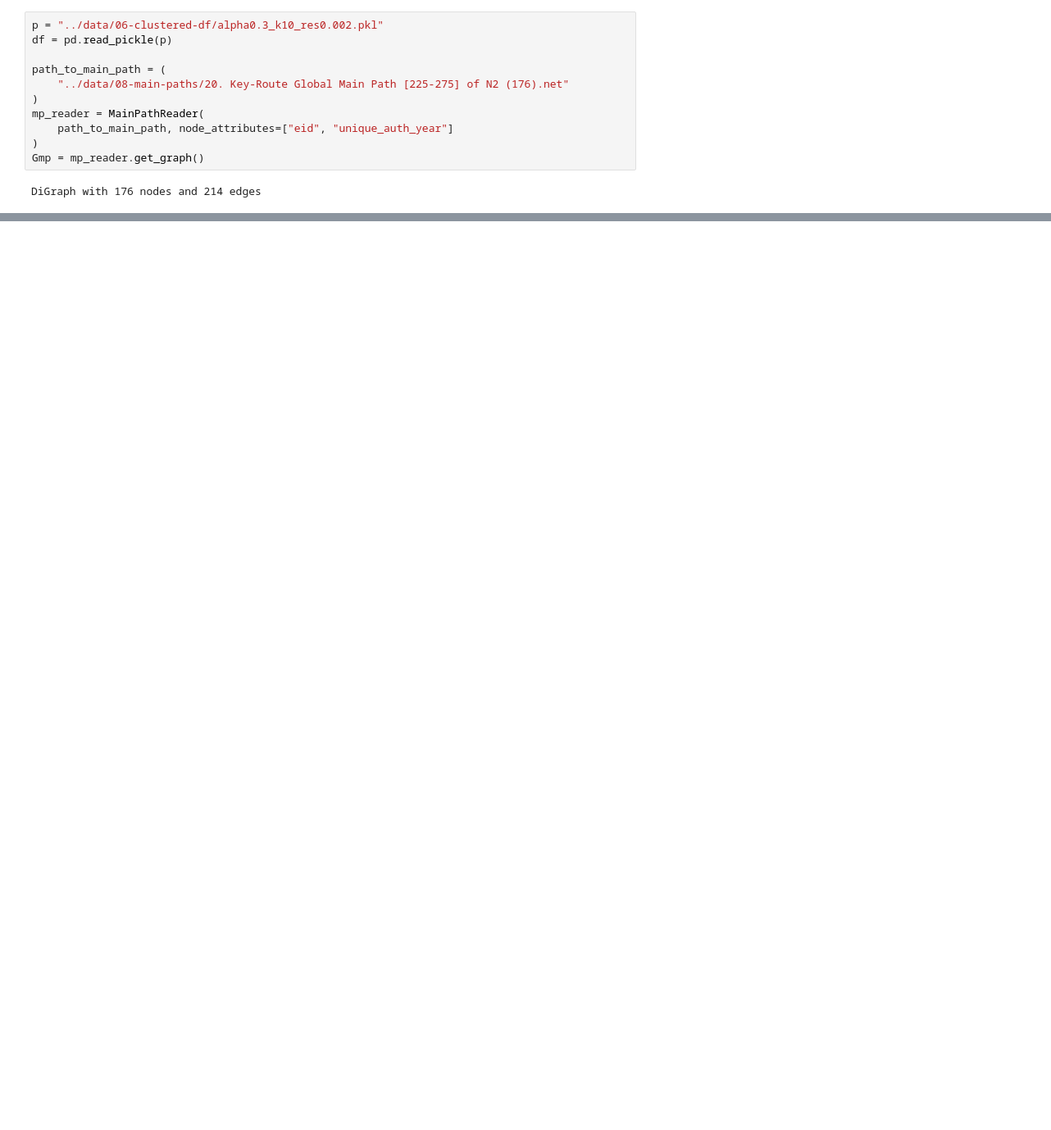
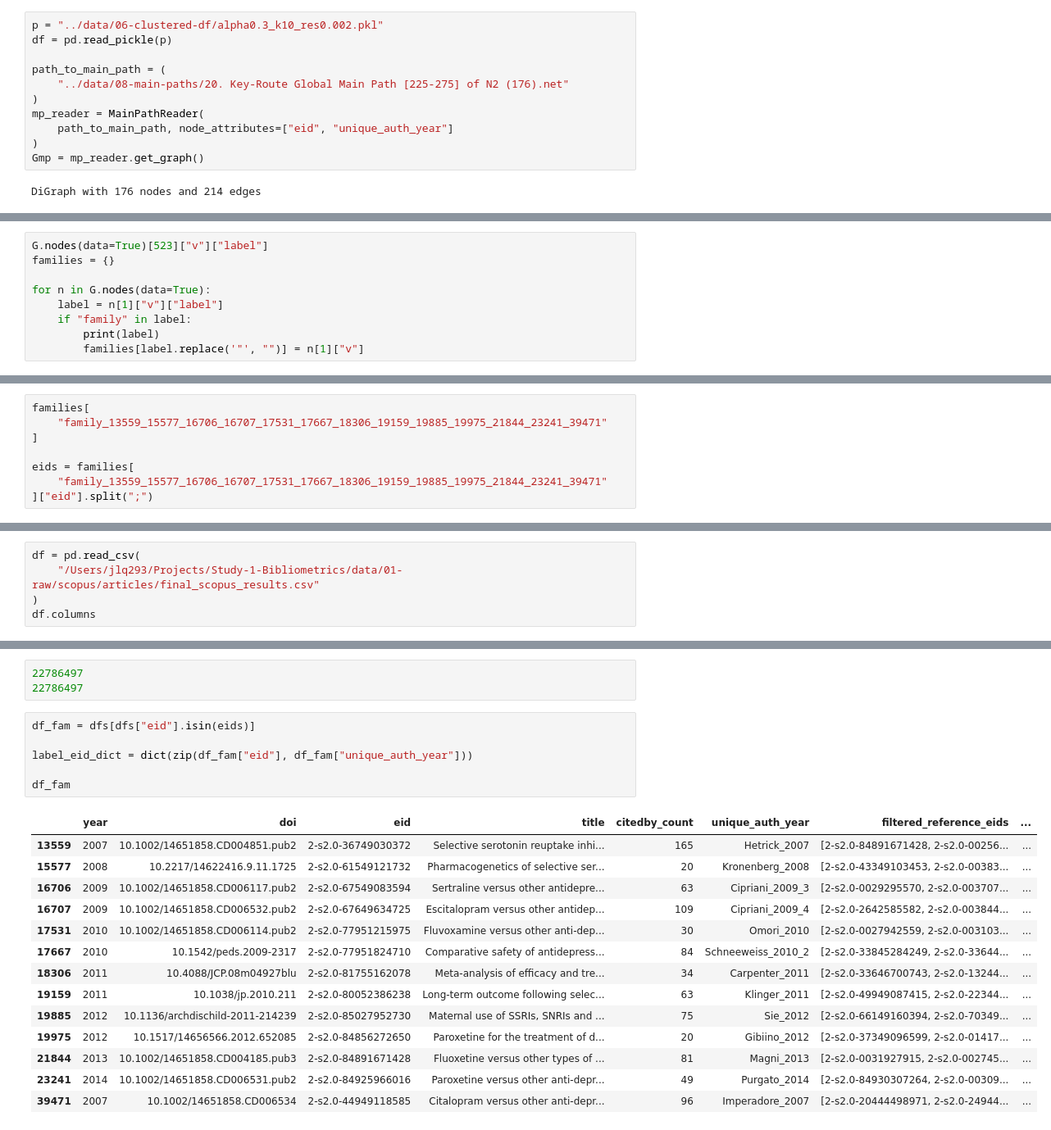
Before and after one commit to jarolim14/SSRI-Evolution, a Jupyter notebook: notebooks/13-MainPathPrettier.ipynb, the cells around one changed output, grey strips where cells are left out. Shown at 82% size. Drawn from its saved outputs; the diff is of its cells as text; blank space fills up the shorter version.

```diff
--- a/notebooks/13-MainPathPrettier.ipynb
+++ b/notebooks/13-MainPathPrettier.ipynb
@@ -77,0 +397,9 @@ array(['Enantioselective analysis of citalopram and demethylcitalopram in human
+# %%
+G.nodes(data=True)[523]["v"]["label"]
+families = {}
+
+for n in G.nodes(data=True):
+    label = n[1]["v"]["label"]
+    if "family" in label:
+        print(label)
+        families[label.replace('"', "")] = n[1]["v"]
@@ -77,0 +414,8 @@ array(['Enantioselective analysis of citalopram and demethylcitalopram in human
+# %%
+families[
+    "family_13559_15577_16706_16707_17531_17667_18306_19159_19885_19975_21844_23241_39471"
+]
+
+eids = families[
+    "family_13559_15577_16706_16707_17531_17667_18306_19159_19885_19975_21844_23241_39471"
+]["eid"].split(";")
@@ -77,0 +436,5 @@ array(['Enantioselective analysis of citalopram and demethylcitalopram in human
+# %%
+df = pd.read_csv(
+    "/Users/jlq293/Projects/Study-1-Bibliometrics/data/01-raw/scopus/articles/final_scopus_results.csv"
+)
+df.columns
@@ -77,0 +474,24 @@ array(['Enantioselective analysis of citalopram and demethylcitalopram in human
+# %%
+22786497
+22786497
+# %%
+df_fam = dfs[dfs["eid"].isin(eids)]
+
+label_eid_dict = dict(zip(df_fam["eid"], df_fam["unique_auth_year"]))
+
+df_fam
+# %% [output]
+|  | year | doi | eid | title | citedby_count | unique_auth_year | filtered_reference_eids | ... |
+| 13559 | 2007 | 10.1002/14651858.CD004851.pub2 | 2-s2.0-36749030372 | Selective serotonin reuptake inhi... | 165 | Hetrick_2007 | [2-s2.0-84891671428, 2-s2.0-00256... | ... |
+| 15577 | 2008 | 10.2217/14622416.9.11.1725 | 2-s2.0-61549121732 | Pharmacogenetics of selective ser... | 20 | Kronenberg_2008 | [2-s2.0-43349103453, 2-s2.0-00383... | ... |
+| 16706 | 2009 | 10.1002/14651858.CD006117.pub2 | 2-s2.0-67549083594 | Sertraline versus other antidepre... | 63 | Cipriani_2009_3 | [2-s2.0-0029295570, 2-s2.0-003707... | ... |
+| 16707 | 2009 | 10.1002/14651858.CD006532.pub2 | 2-s2.0-67649634725 | Escitalopram versus other antidep... | 109 | Cipriani_2009_4 | [2-s2.0-2642585582, 2-s2.0-003844... | ... |
+| 17531 | 2010 | 10.1002/14651858.CD006114.pub2 | 2-s2.0-77951215975 | Fluvoxamine versus other anti-dep... | 30 | Omori_2010 | [2-s2.0-0027942559, 2-s2.0-003103... | ... |
+| 17667 | 2010 | 10.1542/peds.2009-2317 | 2-s2.0-77951824710 | Comparative safety of antidepress... | 84 | Schneeweiss_2010_2 | [2-s2.0-33845284249, 2-s2.0-33644... | ... |
+| 18306 | 2011 | 10.4088/JCP.08m04927blu | 2-s2.0-81755162078 | Meta-analysis of efficacy and tre... | 34 | Carpenter_2011 | [2-s2.0-33646700743, 2-s2.0-13244... | ... |
+| 19159 | 2011 | 10.1038/jp.2010.211 | 2-s2.0-80052386238 | Long-term outcome following selec... | 63 | Klinger_2011 | [2-s2.0-49949087415, 2-s2.0-22344... | ... |
+| 19885 | 2012 | 10.1136/archdischild-2011-214239 | 2-s2.0-85027952730 | Maternal use of SSRIs, SNRIs and ... | 75 | Sie_2012 | [2-s2.0-66149160394, 2-s2.0-70349... | ... |
+| 19975 | 2012 | 10.1517/14656566.2012.652085 | 2-s2.0-84856272650 | Paroxetine for the treatment of d... | 20 | Gibiino_2012 | [2-s2.0-37349096599, 2-s2.0-01417... | ... |
+| 21844 | 2013 | 10.1002/14651858.CD004185.pub3 | 2-s2.0-84891671428 | Fluoxetine versus other types of ... | 81 | Magni_2013 | [2-s2.0-0031927915, 2-s2.0-002745... | ... |
+| 23241 | 2014 | 10.1002/14651858.CD006531.pub2 | 2-s2.0-84925966016 | Paroxetine versus other anti-depr... | 49 | Purgato_2014 | [2-s2.0-84930307264, 2-s2.0-00309... | ... |
+| 39471 | 2007 | 10.1002/14651858.CD006534 | 2-s2.0-44949118585 | Citalopram versus other anti-depr... | 96 | Imperadore_2007 | [2-s2.0-20444498971, 2-s2.0-24944... | ... |
```
Also changed, not shown: parts of 23 cells of this notebook, 14 other files.
